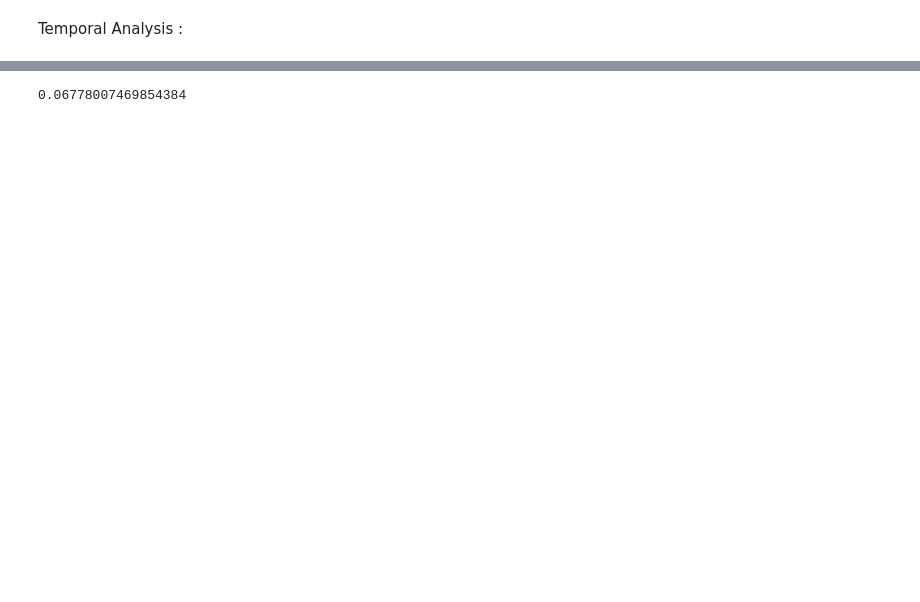
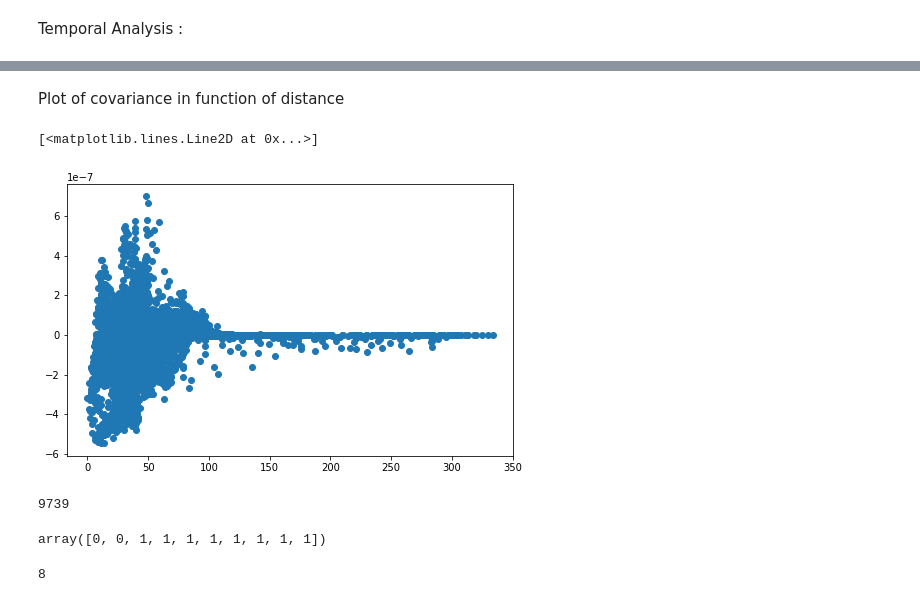
Before and after one commit to adrianlwn/MScProject_OptSensors_GP, a Jupyter notebook: Preprocessing.ipynb, the cells around one changed output, grey strips where cells are left out. Drawn from its saved outputs; the diff is of its cells as text; code cells hidden in the pictures; blank space fills up the shorter version.

```diff
--- a/Preprocessing.ipynb
+++ b/Preprocessing.ipynb
@@ -39,2 +45,5 @@ S = working_subset(data_df, loc_df, nbins = (25,25,25), threshold_sum = 10**-2 )
 # %% [output]
 The remaining number of points is :  57725
+# %%
+S = np.intersect1d(S_human,S_working)
+print("The remaining number of points is : ", str(len(S)))
@@ -141,0 +135,2 @@ fig.colorbar(cax)
+# %% [markdown]
+Plot of covariance in function of distance
@@ -142,9 +139,29 @@ fig.colorbar(cax)
+# %%
+cov, shrinkage_coef = oas(Z[S,:].T)
+# %%
+i_0 = 3078#np.unravel_index(Z.argmax(), Z.shape)[0]
+dist = (loc_df.loc[S,:]-loc_df.loc[i_0,:]).apply(np.linalg.norm,axis=1).values
 # %%
-fig = plt.figure(figsize=(10,8))
-ax = fig.add_subplot(111)
-cax = ax.matshow(Cov_SS)
-fig.colorbar(cax)
+fig = plt.figure(figsize=(8,5))
+ax = fig.gca()
+ax.set_yscale('linear')
+
+ax.plot(dist,cov[i_0,:],'o')
+# %% [output]
+[<matplotlib.lines.Line2D at 0x...>]
+[figure, added]
-# %%
-(6.50236874e-15) / np.sqrt(5.79668733e-14 * 1.58766630e-13)
-# %% [output]
-0.06778007469854384
+# %%
+np.unravel_index(Z.argmax(), Z.shape)[0]
+# %% [output]
+9739
+# %%
+a = np.array([1]*10)
+b = a.copy()
+b[:2] = 0
+b
+# %% [output]
+array([0, 0, 1, 1, 1, 1, 1, 1, 1, 1])
+# %%
+a @ b
+# %% [output]
+8
```
Also changed, not shown: parts of 17 cells of this notebook, 43 other files.
